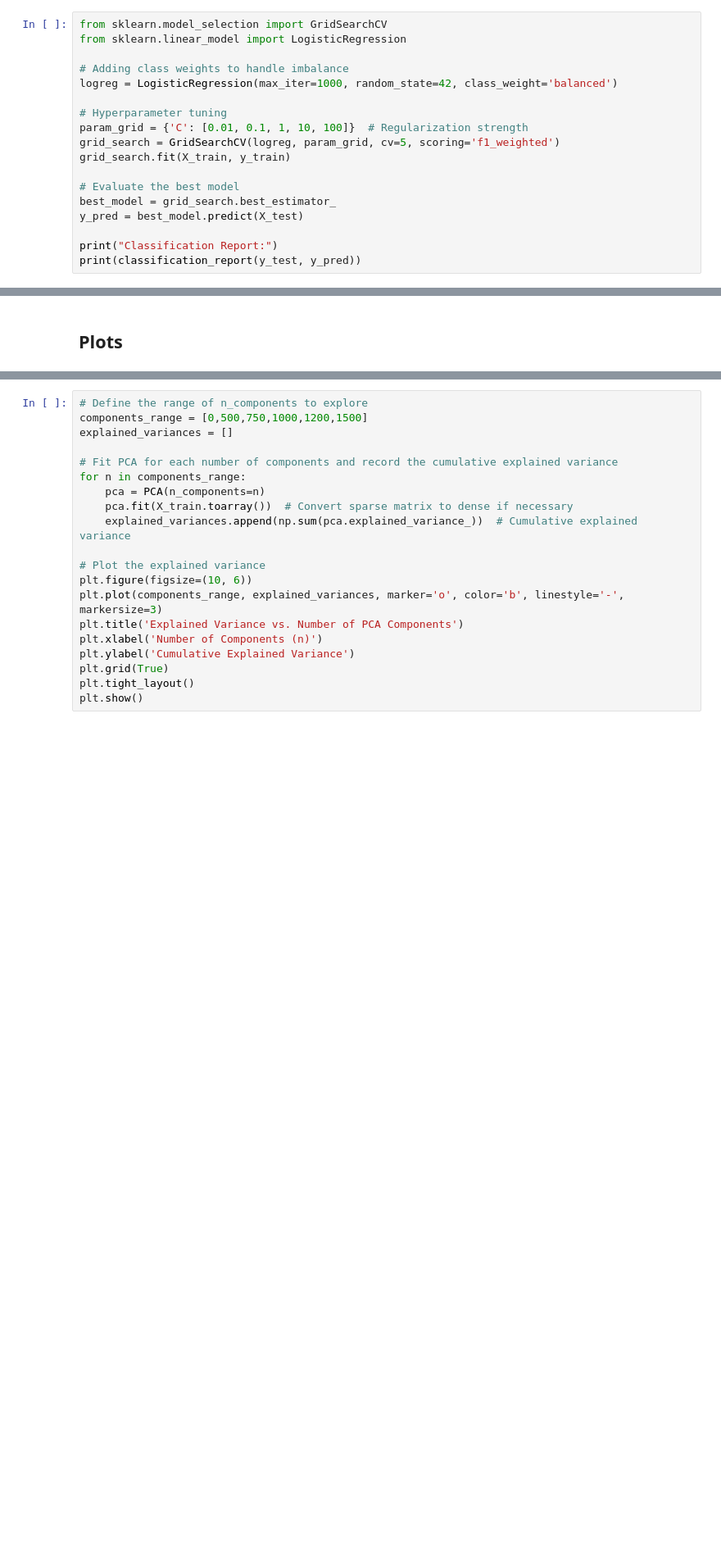
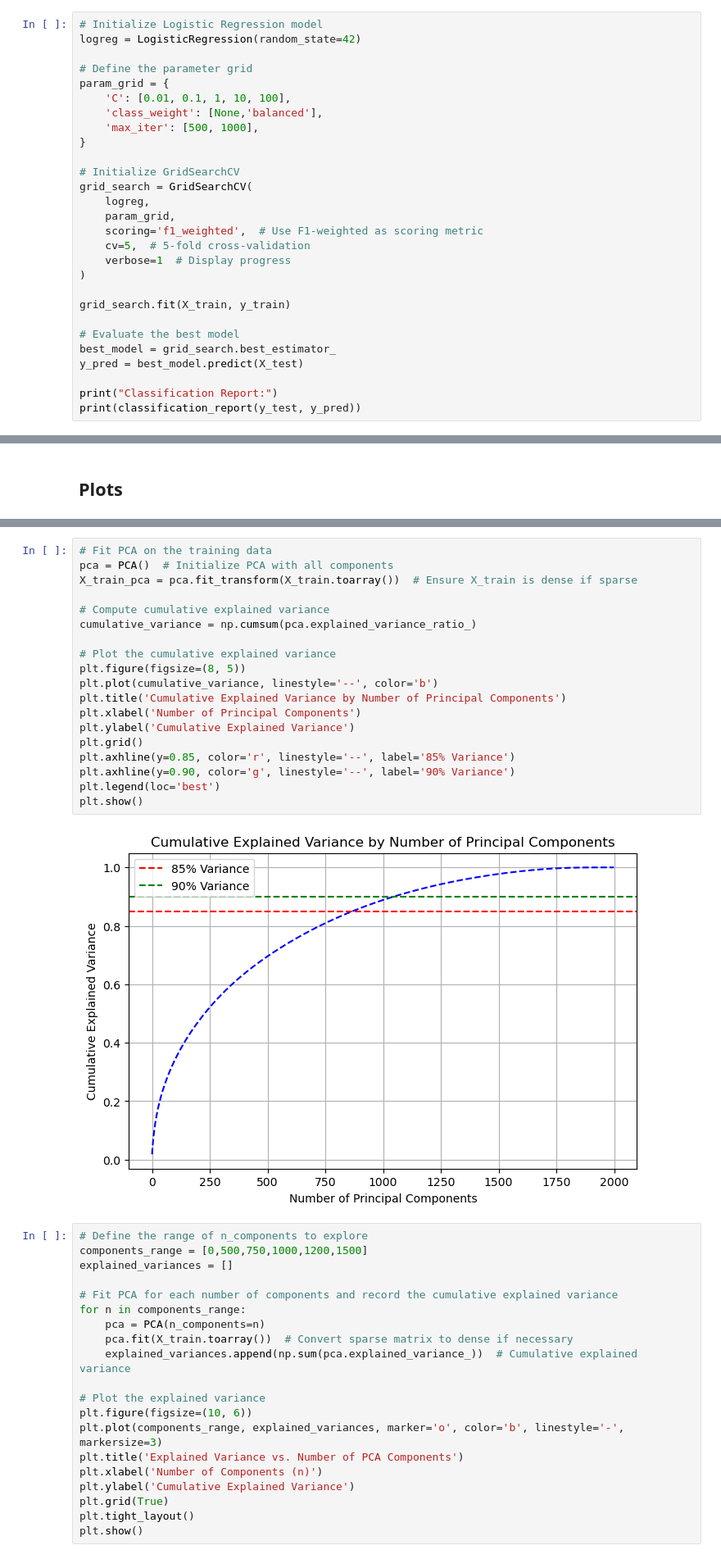
Before and after one commit to Vincent-G-Van/cmpe255-project, a Jupyter notebook: Project_Esther_Hammon.ipynb, the cells around one changed output, grey strips where cells are left out. Shown at 82% size. Cells and saved outputs as stored; diff of their text form; blank space fills up the shorter version.

```diff
--- a/Project_Esther_Hammon.ipynb
+++ b/Project_Esther_Hammon.ipynb
@@ -153,15 +126,25 @@ normalizer = Normalizer(norm='l2',copy=False)
 # # Scale the data
 # scaler = StandardScaler()
 # %%
-from sklearn.model_selection import GridSearchCV
-from sklearn.linear_model import LogisticRegression
+# Initialize Logistic Regression model
+logreg = LogisticRegression(random_state=42)
 
-# Adding class weights to handle imbalance
-logreg = LogisticRegression(max_iter=1000, random_state=42, class_weight='balanced')
+# Define the parameter grid
+param_grid = {
+    'C': [0.01, 0.1, 1, 10, 100],
+    'class_weight': [None,'balanced'],
+    'max_iter': [500, 1000],
+}
 
-# Hyperparameter tuning
-param_grid = {'C': [0.01, 0.1, 1, 10, 100]}  # Regularization strength
-grid_search = GridSearchCV(logreg, param_grid, cv=5, scoring='f1_weighted')
+# Initialize GridSearchCV
+grid_search = GridSearchCV(
+    logreg,
+    param_grid,
+    scoring='f1_weighted',  # Use F1-weighted as scoring metric
+    cv=5,  # 5-fold cross-validation
+    verbose=1  # Display progress
+)
+
 grid_search.fit(X_train, y_train)
 
 # Evaluate the best model
@@ -358,3 +309,24 @@ Weighted F1 Score on Test Data: 0.6059
+# %%
+# Fit PCA on the training data
+pca = PCA()  # Initialize PCA with all components
+X_train_pca = pca.fit_transform(X_train.toarray())  # Ensure X_train is dense if sparse
+
+# Compute cumulative explained variance
+cumulative_variance = np.cumsum(pca.explained_variance_ratio_)
+
+# Plot the cumulative explained variance
+plt.figure(figsize=(8, 5))
+plt.plot(cumulative_variance, linestyle='--', color='b')
+plt.title('Cumulative Explained Variance by Number of Principal Components')
+plt.xlabel('Number of Principal Components')
+plt.ylabel('Cumulative Explained Variance')
+plt.grid()
+plt.axhline(y=0.85, color='r', linestyle='--', label='85% Variance')
+plt.axhline(y=0.90, color='g', linestyle='--', label='90% Variance')
+plt.legend(loc='best')
+plt.show()
+# %% [output]
+[figure, added]
 # %%
 # Define the range of n_components to explore
 components_range = [0,500,750,1000,1200,1500]
```
Also changed, not shown: parts of 26 cells of this notebook.
